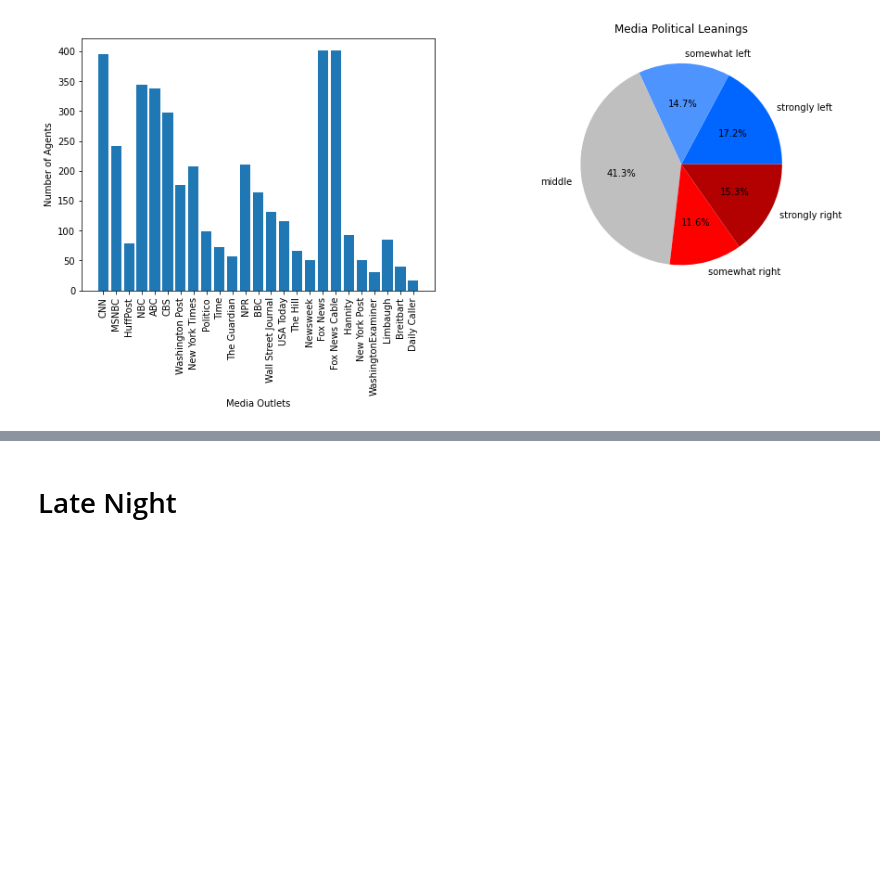
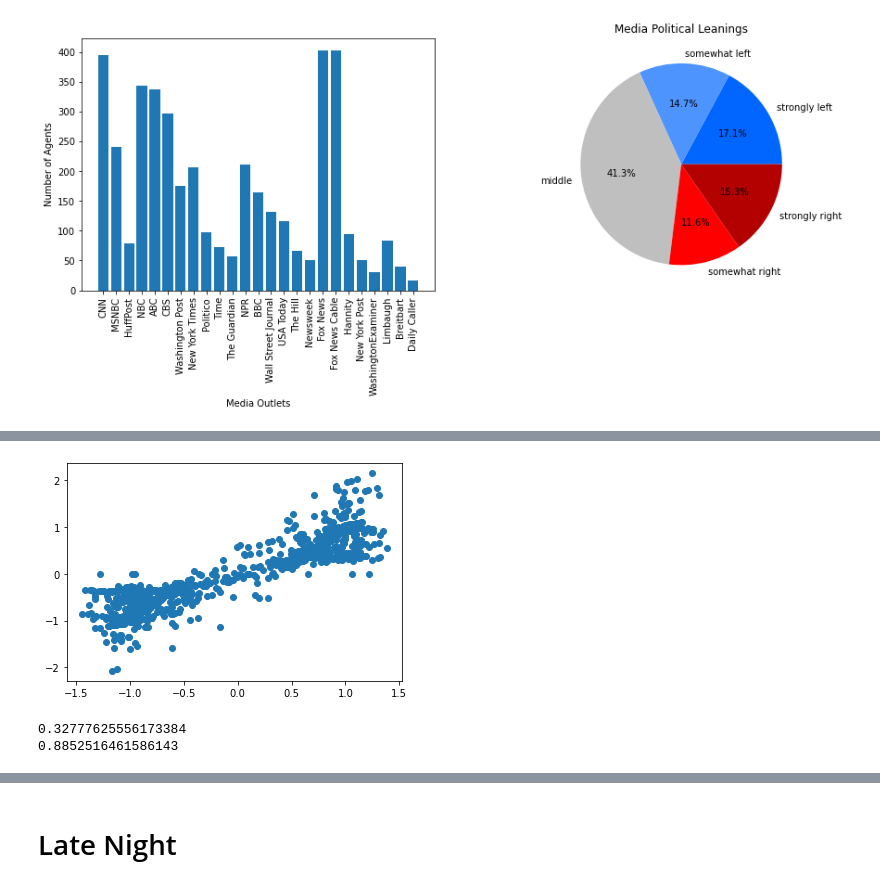
Before and after one commit to samerose12/Humor-Agent-Based-Model, a Jupyter notebook: Agent Based Model.ipynb, the cells around one changed output, grey strips where cells are left out. Cells and saved outputs as stored; diff of their text form; code cells hidden in the pictures; blank space fills up the shorter version.

```diff
--- a/Agent Based Model.ipynb
+++ b/Agent Based Model.ipynb
@@ -607,7 +536,7 @@ model = Model(1000, [44, 37, 10],
                 [67, 5, 32],
                 [2, 1, 10]],
               media_outlets, distribution_threshold=0.5, platform_split=[[6+15+13+29, 19], [8+13+18+26, 15]],
-              use_late_night=True)
+              use_late_night=False)
 
 ''' total = [42, 52, 6]
 4/22/20 Ipsos poll [44, 37, 10],
@@ -669,0 +599,27 @@ Overall Polling Change Predicted:
+# %%
+def estimate(t, x0, p, alpha, M, cl):
+    f = np.math.factorial
+    binom = 0
+    expansion = 0
+    for n in range(0, t+1):
+        binom += f(t)*((-1)**(n)) * ((alpha * p)**n) / (f(n) * f(t-n))
+        expansion += ((-1)**(n))*(t-n)*((alpha*p)**(n+1))*(M+cl)
+    x = (binom)*x0 + expansion
+    return x if not np.isnan(x) else 0
+
+w = np.where([not model.agents[i].uses_social_media for i in range(len(model.agents))])
+
+media_means = [np.mean(model.agents[i].consume_media()) for i in range(len(model.agents))]
+alpha = 0.06361854
+p = [abs(-np.sign(media_means[i])- model.starting_state[i])/2 for i in range(len(model.agents))]
+
+est_approval = np.array([estimate(30, model.starting_state[i], p[i], alpha, media_means[i], 0) for i in range(len(model.agents))])
+plt.scatter(model.agent_approval_values[w], est_approval[w])
+plt.show()
+
+print(np.mean(abs(model.agent_approval_values[w] - est_approval[w])))
+print(np.corrcoef(model.agent_approval_values[w], est_approval[w])[0][1])
+# %% [output]
+[figure, added]
+0.32777625556173384
+0.8852516461586143
```
Also changed, not shown: parts of 14 cells of this notebook, 3 other files.
